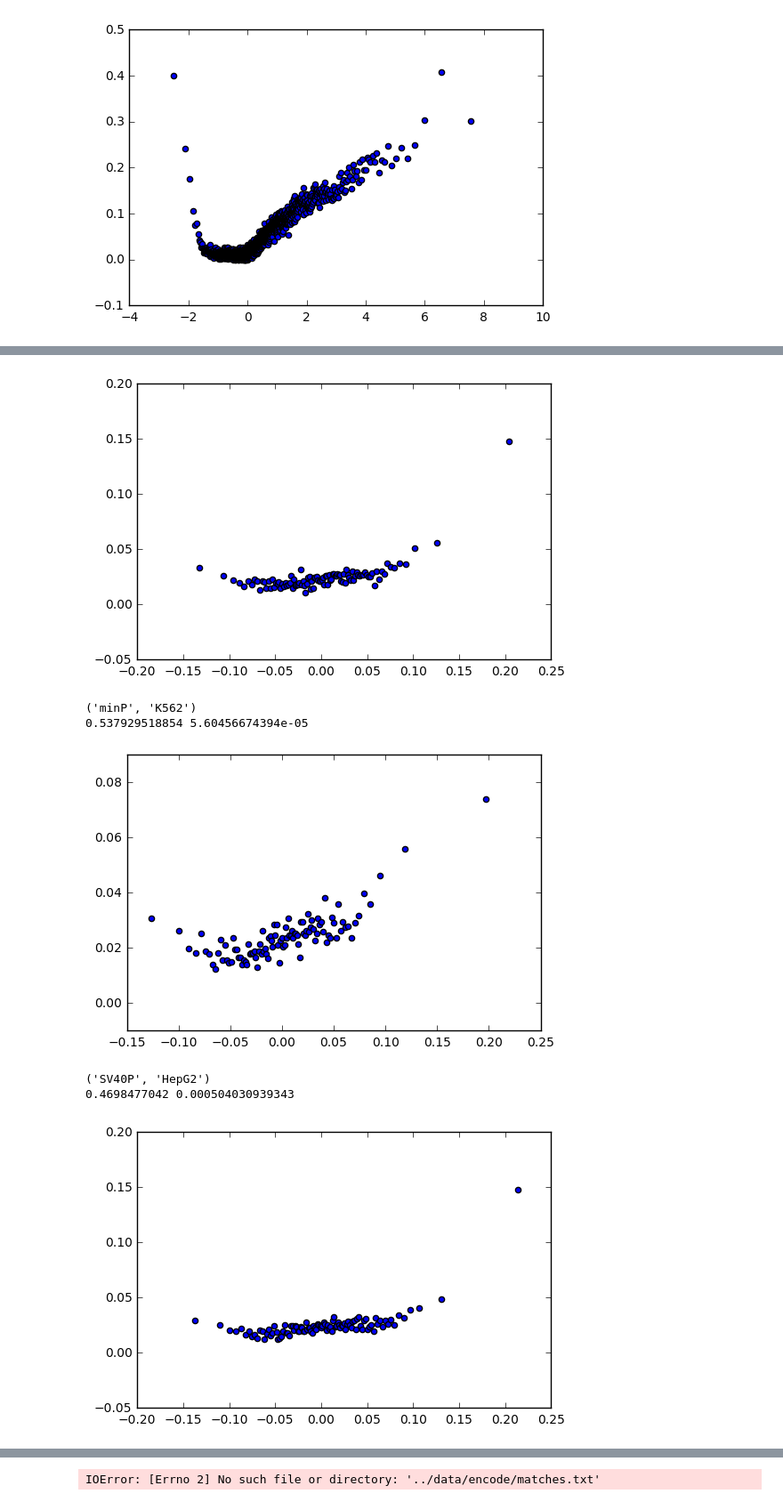
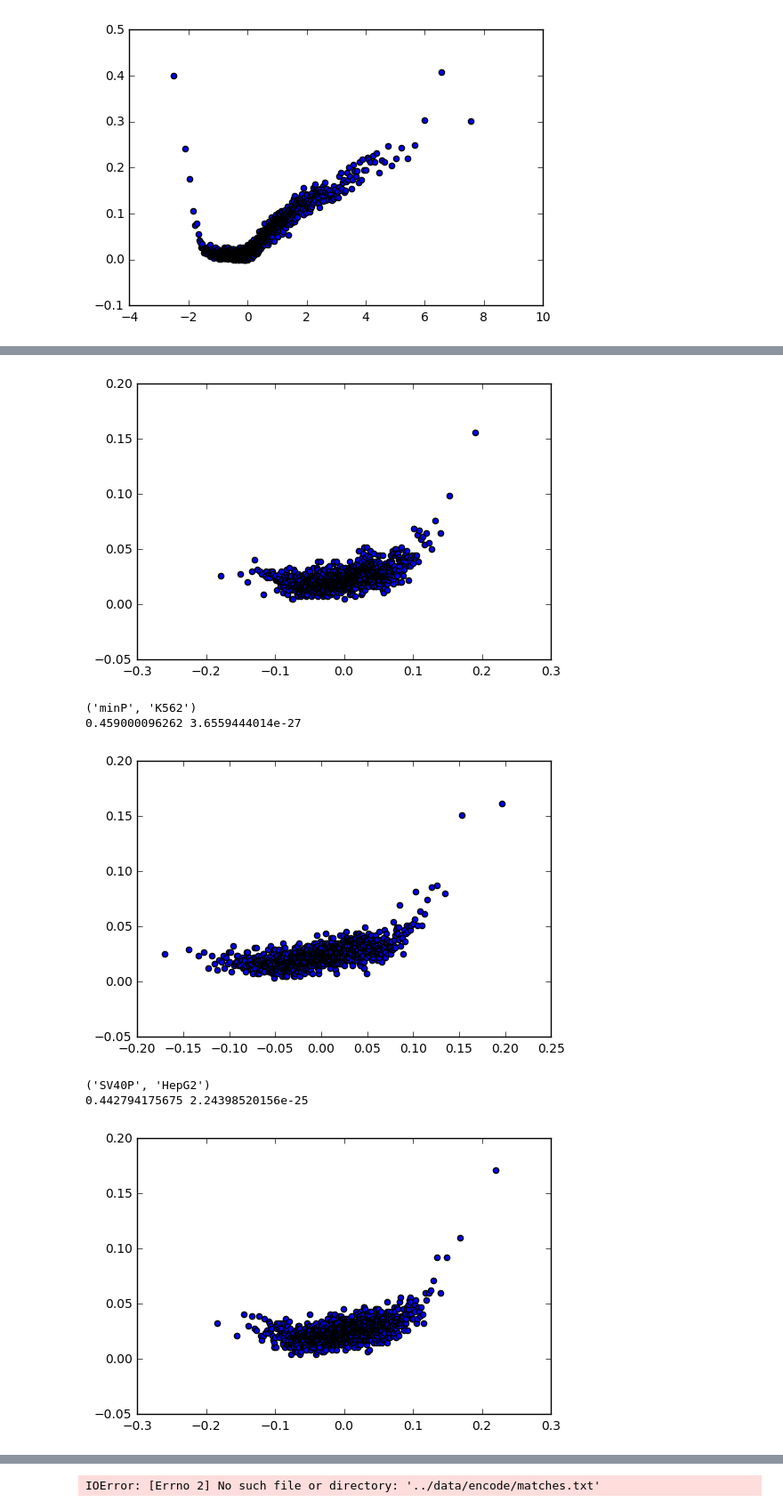
Before and after one commit to irvhsu/cs273b-project, a Jupyter notebook: notebooks/interpretation_ism.ipynb, the cells around one changed output, grey strips where cells are left out. Shown at 89% size. Drawn from its saved outputs; the diff is of its cells as text; code cells hidden in the pictures.

```diff
--- a/notebooks/interpretation_ism.ipynb
+++ b/notebooks/interpretation_ism.ipynb
@@ -89,20 +86,18 @@ for experiment, scores in ism.items():
     for chrom, positions in scores.items():
         for pos, score in positions.items():
             if len(score) < 5: continue
-            score = sum(score) / float(len(score))
+            score = sum(score[1:5]) / float(len(score[1:5]))
             try:
                 s += [sharpr[experiment]['chr'+chrom][int(pos)]]
                 d += [score]
                 pairs += [(s[-1], d[-1])]
             except KeyError:
-                if pos not in sharpr[experiment]['chr'+chrom]:
-                    print pos
-                    missing += 1
+                missing += 1
 
-print missing
+print missing, len(pairs)
 rho, pval = spearmanr(s, d)
 print rho, pval
 plt.scatter(s, d)
 plt.plot(np.unique(s), np.poly1d(np.polyfit(s, d, 1))(np.unique(s)), c='r', linewidth=3)
 plt.show()
-quantile_plot(pairs, 1000)
+quantile_plot(pairs, 2000)
@@ -127,9 +128,9 @@ with open('../data/conservation/hg19_29way_pi_lods_elements_12mers.chr_specific.
         #if (start not in sharpr[sharpr.keys()[0]][chrom]
         #    and end not in sharpr[sharpr.keys()[0]][chrom]): continue
         for pos in range(start, end):
-            if (chrom in sharpr[sharpr.keys()[0]]
-                and pos in sharpr[sharpr.keys()[0]][chrom]):
-                si_phi[chrom][pos] = 1
+            #if (chrom in sharpr[sharpr.keys()[0]]
+            #    and pos in sharpr[sharpr.keys()[0]][chrom]):
+            si_phi[chrom][pos] = 1
 # %%
 mrpa_conserve = {}
 for experiment, scores in sharpr.items():
@@ -143,6 +144,8 @@ for experiment, scores in ism.items():
     deep_conserve[experiment] = []
     for chrom, positions in scores.items():
         for pos, score in positions.items():
+            if pos not in sharpr[experiment]['chr'+chrom]: continue
+            if len(score) < 5: continue
             score = sum(score) / float(len(score))
             deep_conserve[experiment].append((score, si_phi['chr'+chrom][pos] if pos in si_phi['chr'+chrom] else 0))
 # %%
@@ -232,10 +235,13 @@ for experiment, scores in sharpr.items():
             mrpa_centipede[experiment].append((score, is_motif))
 # %%
 deep_centipede = {}
+deep_motif_scores = {}
 for experiment, scores in ism.items():
     deep_centipede[experiment] = []
+    deep_motif_scores[experiment] = {}
     for chrom, positions in scores.items():
         for pos, score in positions.items():
+            if pos not in sharpr[experiment]['chr'+chrom]: continue
             score = sum(score) /float(len(score))
             if experiment[0] == 'HepG2':
                 motif = 1 if pos in hepG2_centipede['chr'+chrom] else 0
@@ -268,6 +274,6 @@ for experiment, scores in mrpa_centipede.items():
 # %%
 for experiment, scores in deep_centipede.items():
     print experiment
-    quantile_plot(scores, 100)
+    quantile_plot(scores, 1000)
 # %% [output]
 ('minP', 'HepG2')
@@ -275,8 +281,8 @@ for experiment, scores in deep_centipede.items():
-[figure, old version]
+[figure, new version]
 ('minP', 'K562')
-0.537929518854 5.60456674394e-05
+0.459000096262 3.6559444014e-27
-[figure, old version]
+[figure, new version]
 ('SV40P', 'HepG2')
-0.4698477042 0.000504030939343
+0.442794175675 2.24398520156e-25
-[figure, old version]
+[figure, new version]
 ('SV40P', 'K562')
```
Also changed, not shown: parts of 8 cells of this notebook.
